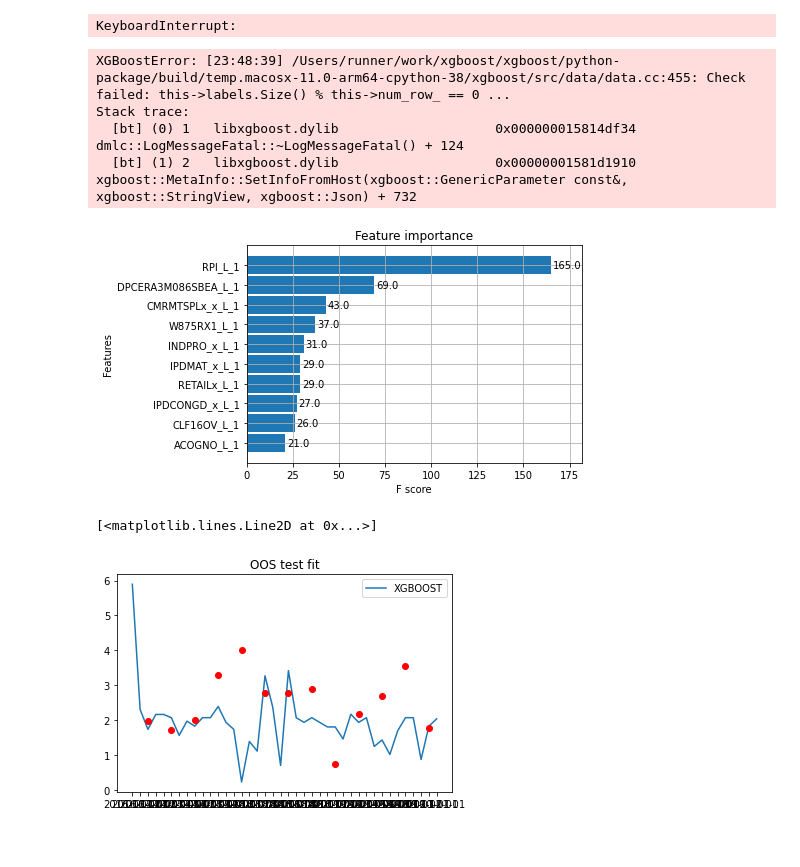
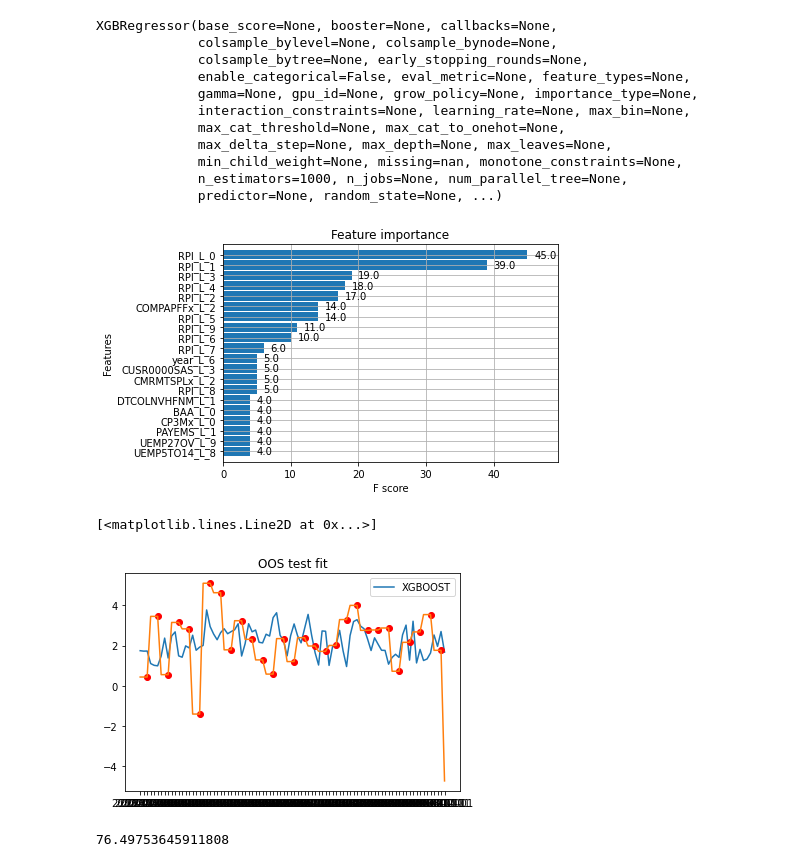
Before and after one commit to willcrossb/factor_models, a Jupyter notebook: nowcastv2/xgb_v3.ipynb, the cells around one changed output. Saved outputs shown, nothing was run; the diff lists cells and outputs as text; code cells hidden in the pictures.

Commit message:
better test framework

```diff
--- a/nowcastv2/xgb_v3.ipynb
+++ b/nowcastv2/xgb_v3.ipynb
@@ -81,6 +84,7 @@ def load_fredmd_data(vintage):
                 .dropna(how='all'))
 
     # 2. Extract factors and transformation information
+    orig_q.iloc[1:'GDPC1'] = 8
     factors_q = orig_q.iloc[0, 1:]
     transform_q = orig_q.iloc[1, 1:]
     orig_q = orig_q.iloc[2:]
@@ -114,10 +118,24 @@ else:
 df_m.set_index('sasdate',inplace=True)
 df_q.set_index('sasdate',inplace=True)
 df_q = df_q['GDPC1']
+df_q.plot()
 
 #Merge on the quarterly data
 df = pd.merge(df_m, df_q, left_index=True, right_index=True,how='left')
 #Add the QGDP as the target
 df['GDPC1_continuous']= df['GDPC1'].fillna(method="bfill")
+df['GDPC1_continuous_lag']= df['GDPC1_continuous'].shift(3)
+
 df.head()
+df['date'] = pd.to_datetime(df.index,format = '%Y-%m-%d')
+df['hour'] = df['date'].dt.hour
+df['dayofweek'] = df['date'].dt.dayofweek
+df['quarter'] = df['date'].dt.quarter
+df['month'] = df['date'].dt.month
+df['year'] = df['date'].dt.year
+df['dayofyear'] = df['date'].dt.dayofyear
+df['dayofmonth'] = df['date'].dt.day
+DeleteList=['date']
+df=df.drop(DeleteList, axis=1)
+
 df_raw = df
@@ -129,16 +149,18 @@ from xgboost import plot_importance, plot_tree
 from sklearn.metrics import mean_squared_error, mean_absolute_error
 import math
 
-df = df_raw.loc['1980-01-01':'2020-01-01'].copy()
+df = df_raw.loc['1995-01-01':'2020-01-01'].copy()
 
-split_date = '2014-1-1'
+split_date = '2012-1-1'
 df_train = df.loc[df.index <= split_date].copy()
 df_test = df.loc[df.index > split_date].copy()
 
 target = 'GDPC1_continuous'
+lag_length = 12
 glob_list = list(df.columns.values)
-predictors = glob_list.remove(target)
-predictors = predictors.remove('GDPC1')
+
+glob_list.remove(target)
+glob_list.remove('GDPC1')
 
 def create_features(df,target,predictors,lag_order):
     """
@@ -149,36 +171,42 @@ def create_features(df,target,predictors,lag_order):
     reglist = list()
 
     for f in glob_list:
-        for i in range(1,lag_order):
+        for i in range(0,lag_order):
             varname = f'{f}_L_{i}'
             reglist.append(varname)
             #df_reg[varname] = df_reg[f].shift(i)
             df_reg[varname] = df_reg[f].shift(i)
 
-    df_reg = df_reg.iloc[lag_order:,:]
+    #df_reg = df_reg.iloc[lag_order:,:]
     X = df_reg[reglist]
     y = df_reg[target]
     return X, y
 
-X_train, y_train = create_features(df_train, target,predictors,6)
-X_test, y_test = create_features(df_test, target,predictors,6)
+
+X_train, y_train = create_features(df_train, target,glob_list,lag_length)
+X_test, y_test = create_features(df_test, target,glob_list,lag_length)
-# %% [output]
-KeyboardInterrupt:
 # %%
 reg = xgb.XGBRegressor(n_estimators=1000)
 reg.fit(X_train, y_train,
         eval_set=[(X_train, y_train), (X_test, y_test)],
-        early_stopping_rounds=50,
+        early_stopping_rounds=200,
        verbose=False) # Change verbose to True if you want to see it train
 # %% [output]
-XGBoostError: [23:48:39] /Users/runner/work/xgboost/xgboost/python-package/build/temp.macosx-11.0-arm64-cpython-38/xgboost/src/data/data.cc:455: Check failed: this->labels.Size() % this->num_row_ == 0 ...
-Stack trace:
-  [bt] (0) 1   libxgboost.dylib                    0x000000015814df34 dmlc::LogMessageFatal::~LogMessageFatal() + 124
-  [bt] (1) 2   libxgboost.dylib                    0x00000001581d1910 xgboost::MetaInfo::SetInfoFromHost(xgboost::GenericParameter const&, xgboost::StringView, xgboost::Json) + 732
+XGBRegressor(base_score=None, booster=None, callbacks=None,
+             colsample_bylevel=None, colsample_bynode=None,
+             colsample_bytree=None, early_stopping_rounds=None,
+             enable_categorical=False, eval_metric=None, feature_types=None,
+             gamma=None, gpu_id=None, grow_policy=None, importance_type=None,
+             interaction_constraints=None, learning_rate=None, max_bin=None,
+             max_cat_threshold=None, max_cat_to_onehot=None,
+             max_delta_step=None, max_depth=None, max_leaves=None,
+             min_child_weight=None, missing=nan, monotone_constraints=None,
+             n_estimators=1000, n_jobs=None, num_parallel_tree=None,
+             predictor=None, random_state=None, ...)
 # %%
-_ = plot_importance(reg, height=0.9,max_num_features=10)
+_ = plot_importance(reg, height=0.9,max_num_features=20)
 # %% [output]
-[figure, old version]
+[figure, new version]
 # %%
 df_test['Prediction'] = reg.predict(X_test)
 
@@ -188,11 +216,17 @@ plt.plot(df_test['Prediction'],label="XGBOOST")
 plt.legend()
 plt.title('OOS test fit')
 plt.plot(df_test['GDPC1'], 'ro')
+plt.plot(df_test[target])
 # %% [output]
 [<matplotlib.lines.Line2D at 0x...>]
-[figure, old version]
+[figure, new version]
 # %%
 def mean_absolute_percentage_error(y_true, y_pred):
     """Calculates MAPE given y_true and y_pred"""
     y_true, y_pred = np.array(y_true), np.array(y_pred)
     return np.mean(np.abs((y_true - y_pred) / y_true)) * 100
+
+mean_absolute_percentage_error(y_true=df_test[target],
+                   y_pred=df_test['Prediction'])
+# %% [output]
+76.49753645911808
```
Also changed, not shown: parts of 7 cells of this notebook.
